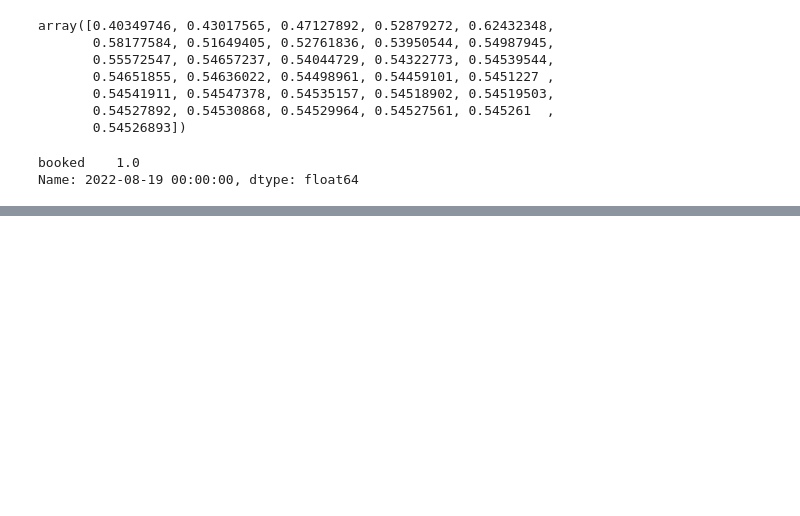
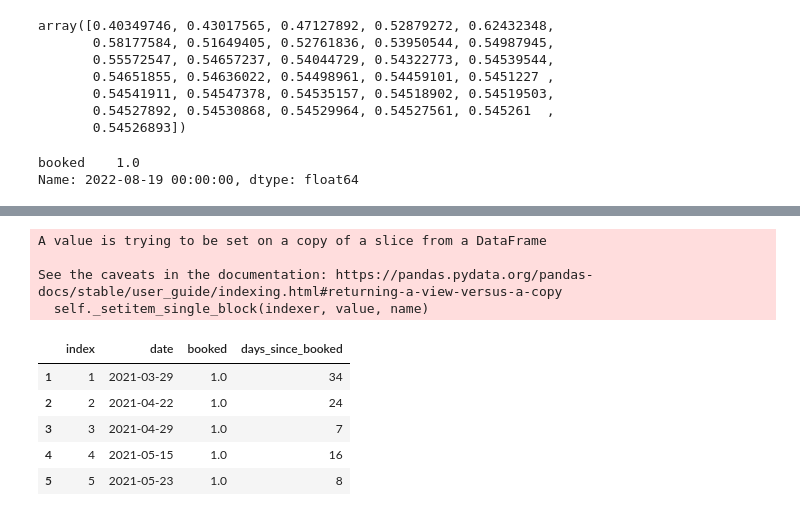
Before and after one commit to Fiskehandleren/LaundryAnalytics, a Jupyter notebook: Analysis.ipynb, the cells around one changed output, grey strips where cells are left out. Drawn from its saved outputs; the diff is of its cells as text; code cells hidden in the pictures; blank space fills up the shorter version.

```diff
--- a/Analysis.ipynb
+++ b/Analysis.ipynb
@@ -116,0 +141,21 @@ plt.show()
+# %%
+df_rolling = df_rolling.reset_index()
+df_rolling['days_since_booked'] = (df_rolling.date - np.roll(df_rolling.date, shift=1))
+df_rolling.days_since_booked = df_rolling.days_since_booked.apply(lambda x: x.days)
+# Change values of first row to 0
+df_rolling.days_since_booked.iloc[0] = 0
+df_rolling.rename(columns={'total_time_hours': 'booked'}, inplace=True)
+# drop first row
+df_rolling = df_rolling.drop(df_rolling.index[0])
+df_rolling.head()
+# %% [output]
+A value is trying to be set on a copy of a slice from a DataFrame
+
+See the caveats in the documentation: https://pandas.pydata.org/pandas-docs/stable/user_guide/indexing.html#returning-a-view-versus-a-copy
+  self._setitem_single_block(indexer, value, name)
+|  | index | date | booked | days_since_booked |
+| 1 | 1 | 2021-03-29 | 1.0 | 34 |
+| 2 | 2 | 2021-04-22 | 1.0 | 24 |
+| 3 | 3 | 2021-04-29 | 1.0 | 7 |
+| 4 | 4 | 2021-05-15 | 1.0 | 16 |
+| 5 | 5 | 2021-05-23 | 1.0 | 8 |
```
Also changed, not shown: parts of 11 cells of this notebook, 4 other files.
